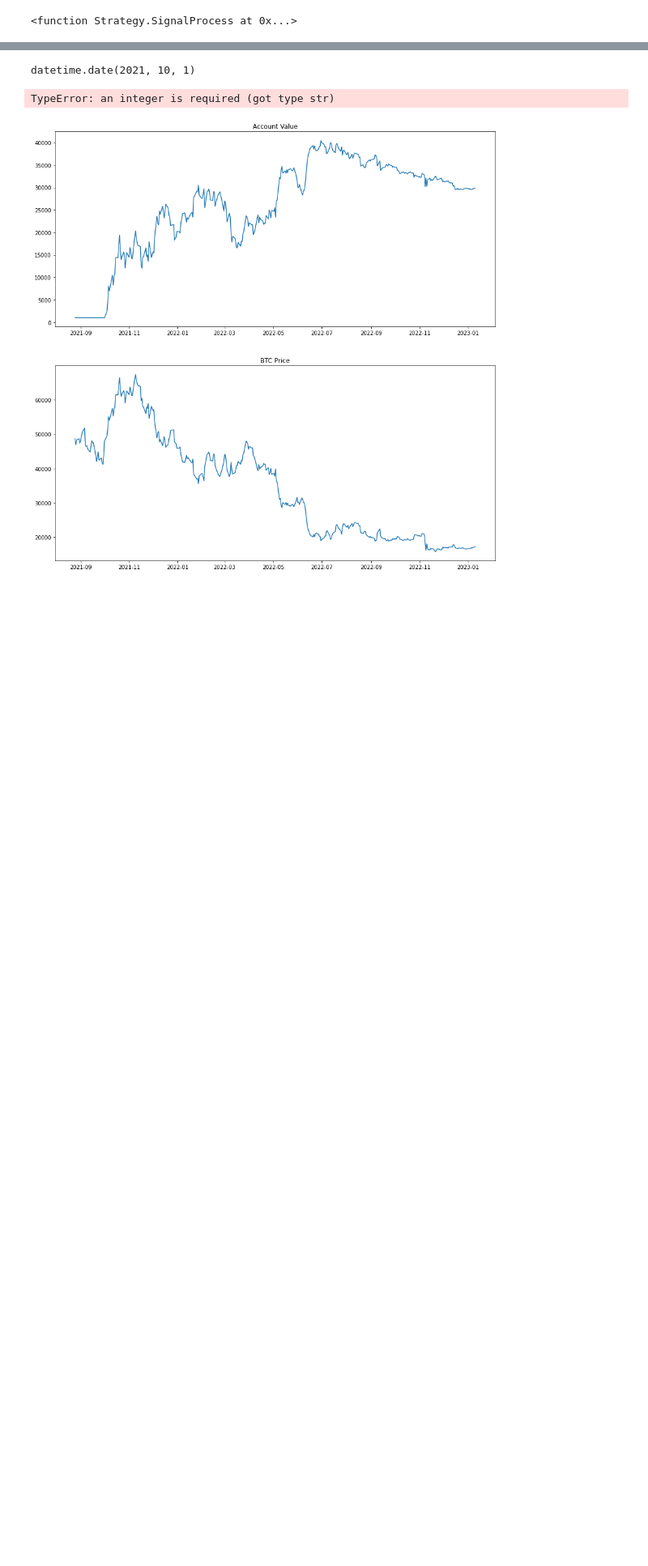
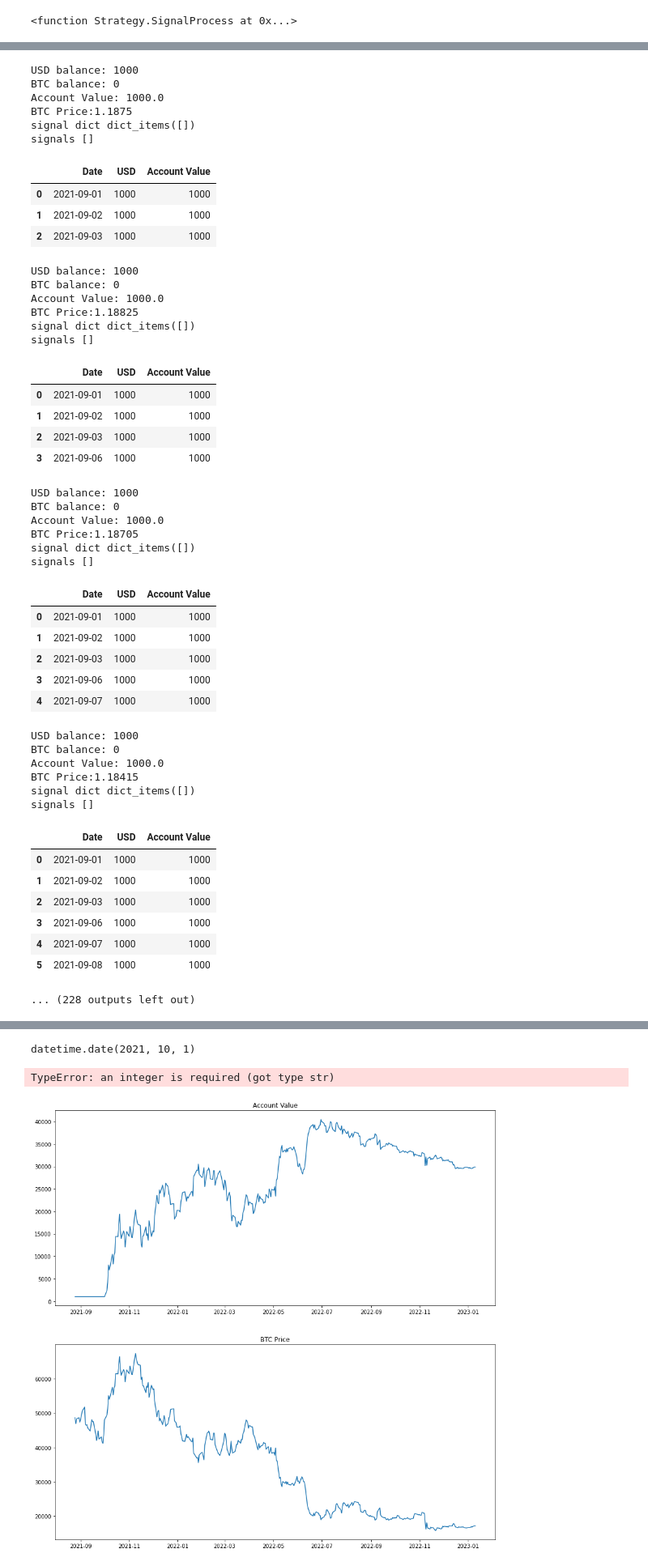
Before and after one commit to SonnyK33/btcalgo, a Jupyter notebook: ibalgo.ipynb, the cells around one changed output, grey strips where cells are left out. Shown at 81% size. Drawn from its saved outputs; the diff is of its cells as text; code cells hidden in the pictures; blank space fills up the shorter version.

```diff
--- a/ibalgo.ipynb
+++ b/ibalgo.ipynb
@@ -597,7 +562,7 @@ contract2 = Stock('SPY', 'SMART', 'USD')
 contract2 = Forex('EURUSD')
 
 account = Account(USD_balance=1000, BTC_balance=0)
-S = Strategy(account, ib, 13, contract=contract2, paper_trading=True)
+S = Strategy(account, ib, 4, contract=contract2, paper_trading=True)
 
 S.SetStrategy('MovingAverage',low=5,high=10)
 # S.SetStrategy('EMAverage',smoothing=2, period=20)
@@ -626,0 +590,47 @@ BTC Price:1.07685
+USD balance: 1000
+BTC balance: 0
+Account Value: 1000.0
+BTC Price:1.1875
+signal dict dict_items([])
+signals []
+|  | Date | USD | Account Value |
+| 0 | 2021-09-01 | 1000 | 1000 |
+| 1 | 2021-09-02 | 1000 | 1000 |
+| 2 | 2021-09-03 | 1000 | 1000 |
+USD balance: 1000
+BTC balance: 0
+Account Value: 1000.0
+BTC Price:1.18825
+signal dict dict_items([])
+signals []
+|  | Date | USD | Account Value |
+| 0 | 2021-09-01 | 1000 | 1000 |
+| 1 | 2021-09-02 | 1000 | 1000 |
+| 2 | 2021-09-03 | 1000 | 1000 |
+| 3 | 2021-09-06 | 1000 | 1000 |
+USD balance: 1000
+BTC balance: 0
+Account Value: 1000.0
+BTC Price:1.18705
+signal dict dict_items([])
+signals []
+|  | Date | USD | Account Value |
+| 0 | 2021-09-01 | 1000 | 1000 |
+| 1 | 2021-09-02 | 1000 | 1000 |
+| 2 | 2021-09-03 | 1000 | 1000 |
+| 3 | 2021-09-06 | 1000 | 1000 |
+| 4 | 2021-09-07 | 1000 | 1000 |
+USD balance: 1000
+BTC balance: 0
+Account Value: 1000.0
+BTC Price:1.18415
+signal dict dict_items([])
+signals []
+|  | Date | USD | Account Value |
+| 0 | 2021-09-01 | 1000 | 1000 |
+| 1 | 2021-09-02 | 1000 | 1000 |
+| 2 | 2021-09-03 | 1000 | 1000 |
+| 3 | 2021-09-06 | 1000 | 1000 |
+| 4 | 2021-09-07 | 1000 | 1000 |
+| 5 | 2021-09-08 | 1000 | 1000 |
+... (228 outputs left out)
```
Also changed, not shown: parts of 10 cells of this notebook, 2 other files.
